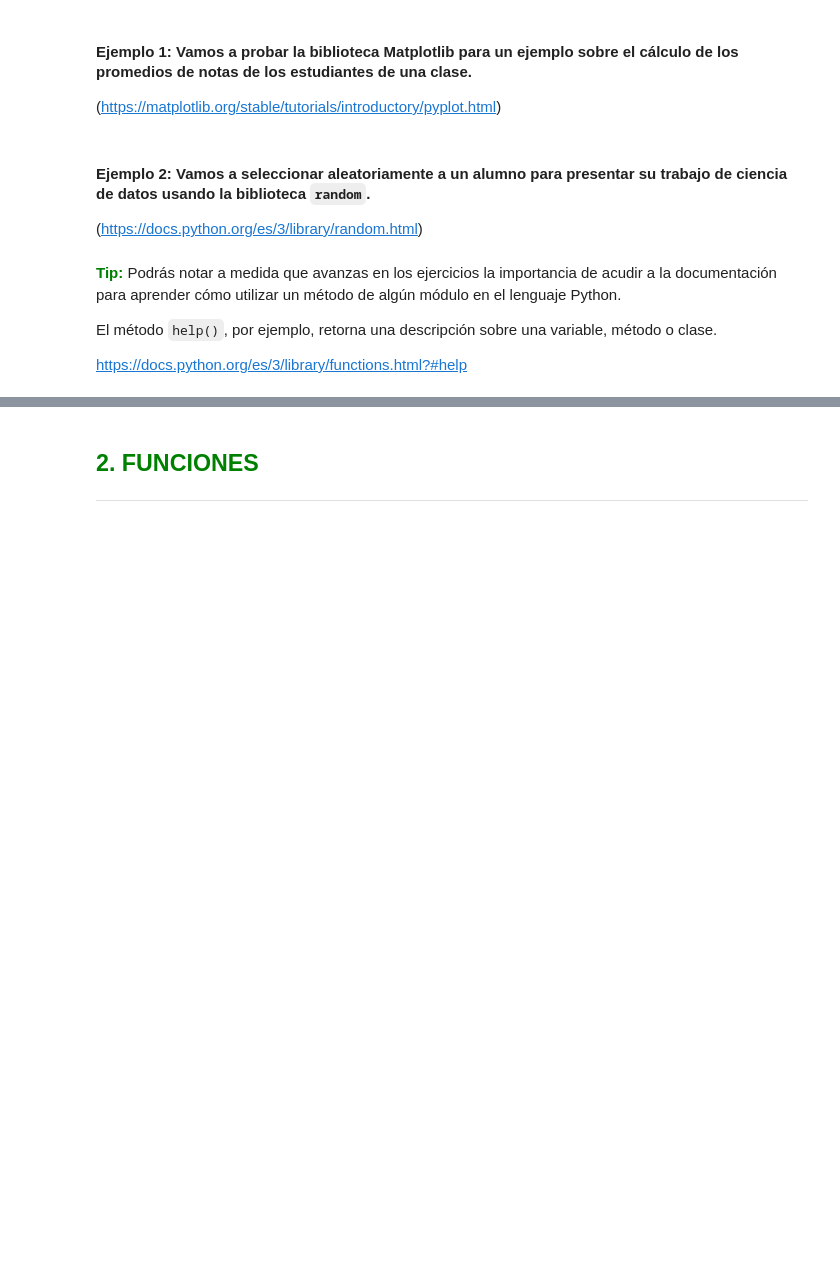
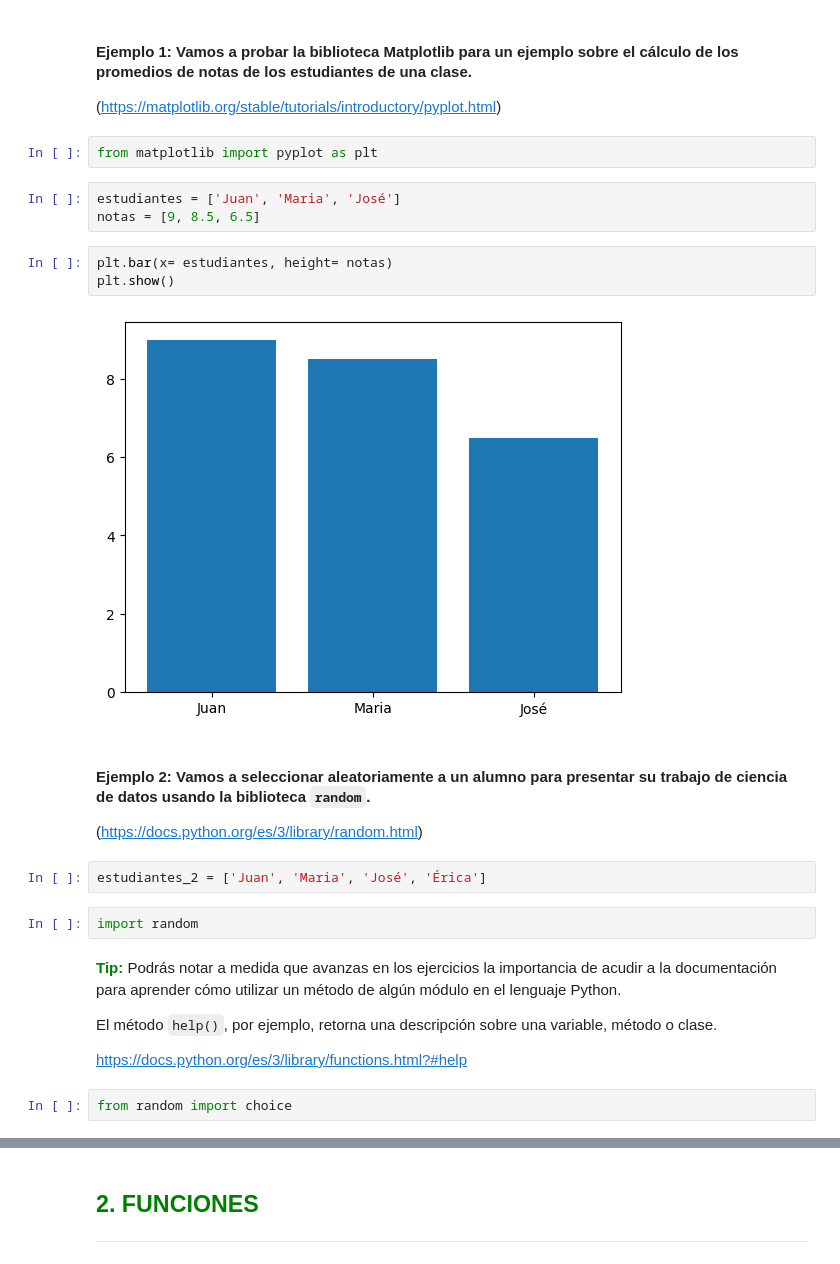
Before and after one commit to dyaccu/Py_DS_funciones_estructuras_de_datos_excepciones, a Jupyter notebook: Python_para_Data_Science.ipynb, the cells around one changed output, grey strips where cells are left out. Saved outputs shown, nothing was run; the diff lists cells and outputs as text; blank space fills up the shorter version.

```diff
--- a/Python_para_Data_Science.ipynb
+++ b/Python_para_Data_Science.ipynb
@@ -30,13 +74,29 @@ Existe también PYPI que es un repositorio de bibliotecas Python que contiene la
 #### Ejemplo 1: Vamos a probar la biblioteca Matplotlib para un ejemplo sobre el cálculo de los promedios de notas de los estudiantes de una clase.
 
 (https://matplotlib.org/stable/tutorials/introductory/pyplot.html)
+# %%
+from matplotlib import pyplot as plt
+# %%
+estudiantes = ['Juan', 'Maria', 'José']
+notas = [9, 8.5, 6.5]
+# %%
+plt.bar(x= estudiantes, height= notas)
+plt.show()
+# %% [output]
+[figure, added]
 # %% [markdown]
 #### Ejemplo 2: Vamos a seleccionar aleatoriamente a un alumno para presentar su trabajo de ciencia de datos usando la biblioteca `random`.
 
 (https://docs.python.org/es/3/library/random.html)
+# %%
+estudiantes_2 = ['Juan', 'Maria', 'José', 'Érica']
+# %%
+import random
 # %% [markdown]
 <font color=green>**Tip:**</font> Podrás notar a medida que avanzas en los ejercicios la importancia de acudir a la documentación para aprender cómo utilizar un método de algún módulo en el lenguaje Python.
 
 El método `help()`, por ejemplo, retorna una descripción sobre una variable, método o clase.
 
 https://docs.python.org/es/3/library/functions.html?#help
+# %%
+from random import choice
```
Also changed, not shown: parts of 21 cells of this notebook.
